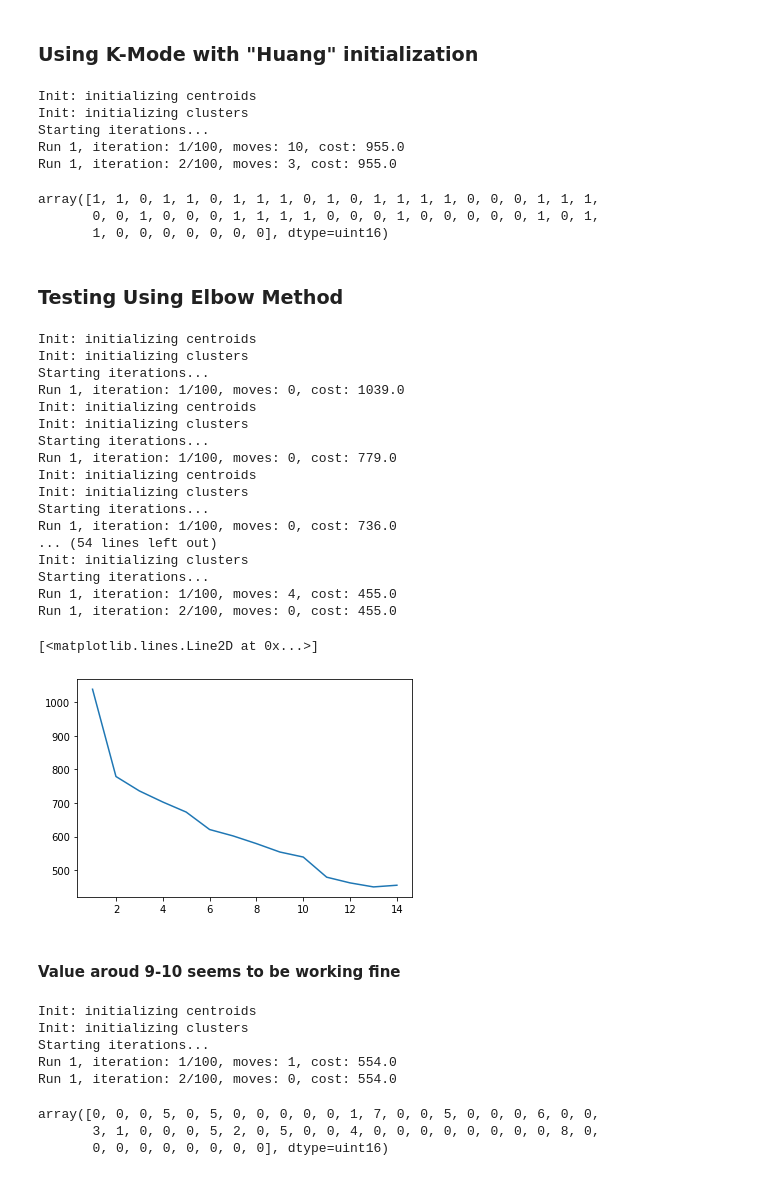
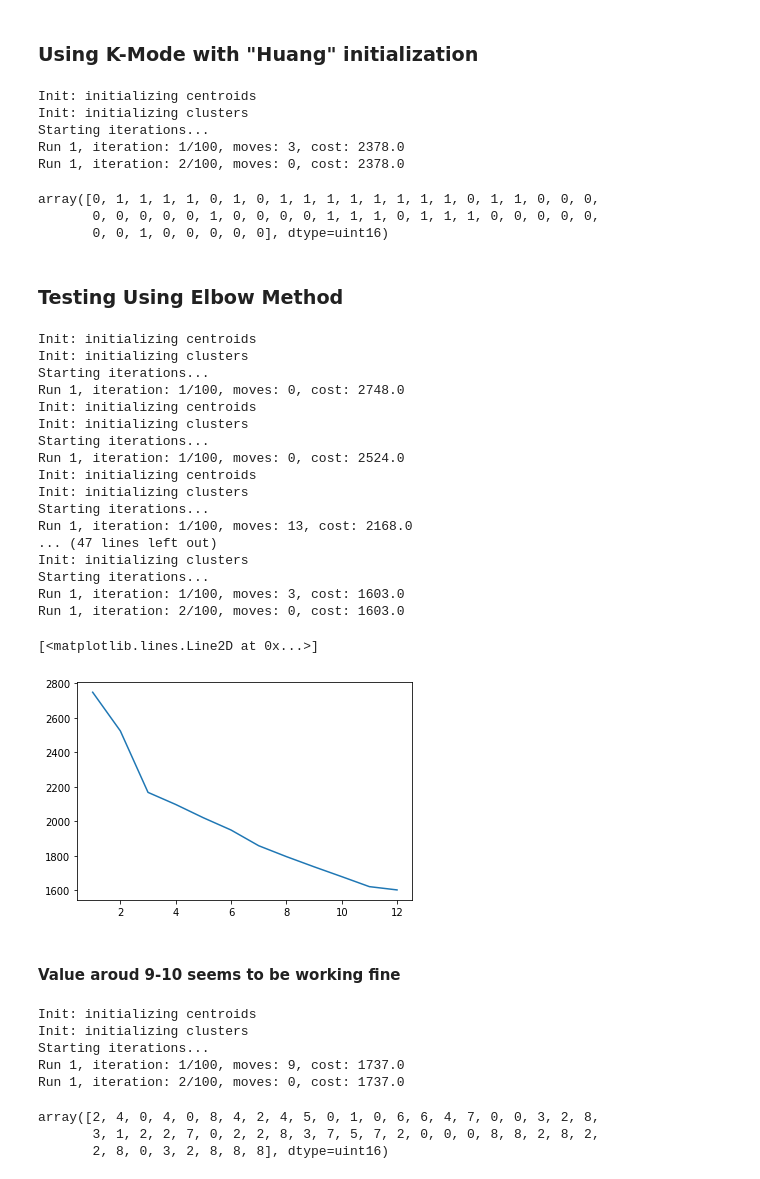
Before and after one commit to mananmadan/Learning-Perspectives, a Jupyter notebook: code/experimental/K-Modes.ipynb, the cells around one changed output. Saved outputs shown, nothing was run; the diff lists cells and outputs as text; code cells hidden in the pictures.

```diff
--- a/code/experimental/K-Modes.ipynb
+++ b/code/experimental/K-Modes.ipynb
@@ -13,6 +13,7 @@ df = pd.read_csv('/home/manan/Desktop/Research/Learning-Perspectives/code/bstr.t
 
 # changing the value of heads using the values in teacher's note
 teachers_keywords = "/home/manan/Desktop/Research/Learning-Perspectives/data/data_notes/25n.txt"
+
 heads = set()
 openfile = open(teachers_keywords,'r')
 readtext = openfile.read()
@@ -25,10 +26,11 @@ for i in readtext:
         heads.add(a)
         a = ""
 heads.add("null")
+
 # changin colomuns into head
 df.columns = heads
 # cleaning
-df = df.drop(columns="xp model ",axis=0)
+df = df.drop(columns="scrum master ",axis=0)
 # %%
 print(df.columns)
 # %% [output]
@@ -117,19 +121,19 @@ fitClusters_huang = km_huang.fit_predict(df)
 Init: initializing centroids
 Init: initializing clusters
 Starting iterations...
-Run 1, iteration: 1/100, moves: 10, cost: 955.0
-Run 1, iteration: 2/100, moves: 3, cost: 955.0
+Run 1, iteration: 1/100, moves: 3, cost: 2378.0
+Run 1, iteration: 2/100, moves: 0, cost: 2378.0
 # %%
 fitClusters_huang
 # %% [output]
-array([1, 1, 0, 1, 1, 0, 1, 1, 1, 0, 1, 0, 1, 1, 1, 1, 0, 0, 0, 1, 1, 1,
-       0, 0, 1, 0, 0, 0, 1, 1, 1, 1, 0, 0, 0, 1, 0, 0, 0, 0, 0, 1, 0, 1,
-       1, 0, 0, 0, 0, 0, 0, 0], dtype=uint16)
+array([0, 1, 1, 1, 1, 0, 1, 0, 1, 1, 1, 1, 1, 1, 1, 1, 0, 1, 1, 0, 0, 0,
+       0, 0, 0, 0, 0, 1, 0, 0, 0, 0, 1, 1, 1, 0, 1, 1, 1, 0, 0, 0, 0, 0,
+       0, 0, 1, 0, 0, 0, 0, 0], dtype=uint16)
 # %% [markdown]
 ### Testing Using Elbow Method
 # %%
 cost = []
-for num_clusters in list(range(1,15)):
+for num_clusters in list(range(1,13)):
     kmode = KModes(n_clusters=num_clusters, init = "Cao", n_init = 1, verbose=1)
     kmode.fit_predict(df)
     cost.append(kmode.cost_)
@@ -137,26 +141,26 @@ for num_clusters in list(range(1,15)):
 Init: initializing centroids
 Init: initializing clusters
 Starting iterations...
-Run 1, iteration: 1/100, moves: 0, cost: 1039.0
+Run 1, iteration: 1/100, moves: 0, cost: 2748.0
 Init: initializing centroids
 Init: initializing clusters
 Starting iterations...
-Run 1, iteration: 1/100, moves: 0, cost: 779.0
+Run 1, iteration: 1/100, moves: 0, cost: 2524.0
 Init: initializing centroids
 Init: initializing clusters
 Starting iterations...
-Run 1, iteration: 1/100, moves: 0, cost: 736.0
-... (54 lines left out)
+Run 1, iteration: 1/100, moves: 13, cost: 2168.0
+... (47 lines left out)
 Init: initializing clusters
 Starting iterations...
-Run 1, iteration: 1/100, moves: 4, cost: 455.0
-Run 1, iteration: 2/100, moves: 0, cost: 455.0
+Run 1, iteration: 1/100, moves: 3, cost: 1603.0
+Run 1, iteration: 2/100, moves: 0, cost: 1603.0
 # %%
-y = np.array([i for i in range(1,15)])
+y = np.array([i for i in range(1,13)])
 plt.plot(y,cost)
 # %% [output]
 [<matplotlib.lines.Line2D at 0x...>]
-[figure, old version]
+[figure, new version]
 # %% [markdown]
 #### Value aroud 9-10 seems to be working fine
 # %%
@@ -166,14 +170,14 @@ fitClusters_cao = km_cao.fit_predict(df)
 Init: initializing centroids
 Init: initializing clusters
 Starting iterations...
-Run 1, iteration: 1/100, moves: 1, cost: 554.0
-Run 1, iteration: 2/100, moves: 0, cost: 554.0
+Run 1, iteration: 1/100, moves: 9, cost: 1737.0
+Run 1, iteration: 2/100, moves: 0, cost: 1737.0
 # %%
 fitClusters_cao
 # %% [output]
-array([0, 0, 0, 5, 0, 5, 0, 0, 0, 0, 0, 1, 7, 0, 0, 5, 0, 0, 0, 6, 0, 0,
-       3, 1, 0, 0, 0, 5, 2, 0, 5, 0, 0, 4, 0, 0, 0, 0, 0, 0, 0, 0, 8, 0,
-       0, 0, 0, 0, 0, 0, 0, 0], dtype=uint16)
+array([2, 4, 0, 4, 0, 8, 4, 2, 4, 5, 0, 1, 0, 6, 6, 4, 7, 0, 0, 3, 2, 8,
+       3, 1, 2, 2, 7, 0, 2, 2, 8, 3, 7, 5, 7, 2, 0, 0, 0, 8, 8, 2, 8, 2,
+       2, 8, 0, 3, 2, 8, 8, 8], dtype=uint16)
 # %%
 clusterCentroidsDf = pd.DataFrame(km_cao.cluster_centroids_)
 clusterCentroidsDf.columns = df.columns
```
Also changed, not shown: parts of 9 cells of this notebook, 5 other files.
